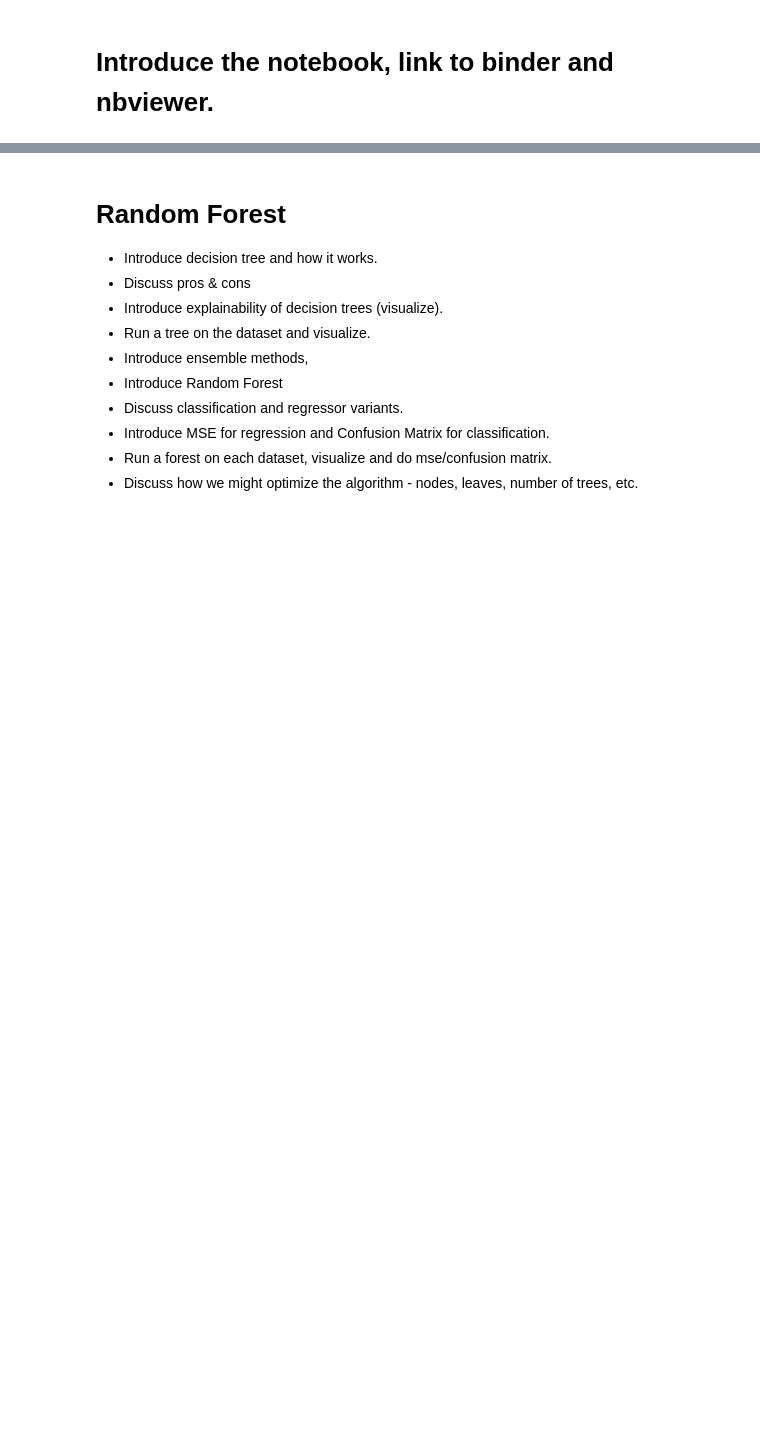
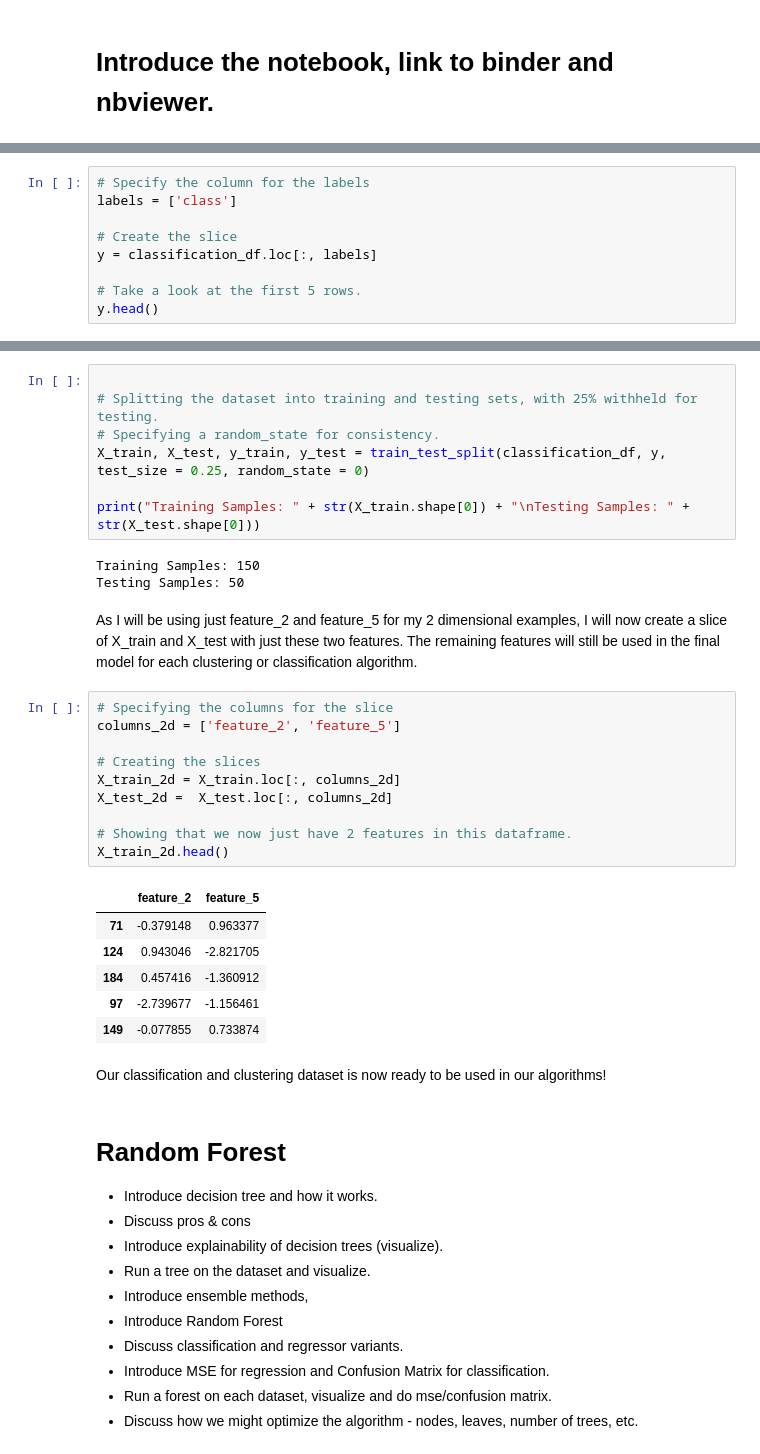
Before and after one commit to OtherBrian/machine-learning, a Jupyter notebook: scikit-learn.ipynb, the cells around one changed output, grey strips where cells are left out. Cells and saved outputs as stored; diff of their text form; blank space fills up the shorter version.

```diff
--- a/scikit-learn.ipynb
+++ b/scikit-learn.ipynb
@@ -70,0 +143,9 @@ REMEMBER - THIS IS NOT ABOUT THE DATA ITSELF, IT'S ABOUT THE PACKAGE AND THE ALG
+# %%
+# Specify the column for the labels
+labels = ['class']
+
+# Create the slice
+y = classification_df.loc[:, labels]
+
+# Take a look at the first 5 rows.
+y.head()
@@ -71,3 +165,34 @@ REMEMBER - THIS IS NOT ABOUT THE DATA ITSELF, IT'S ABOUT THE PACKAGE AND THE ALG
+# %%
+
+# Splitting the dataset into training and testing sets, with 25% withheld for testing.
+# Specifying a random_state for consistency.
+X_train, X_test, y_train, y_test = train_test_split(classification_df, y, test_size = 0.25, random_state = 0)
+
+print("Training Samples: " + str(X_train.shape[0]) + "\nTesting Samples: " + str(X_test.shape[0]))
+# %% [output]
+Training Samples: 150
+Testing Samples: 50
+# %% [markdown]
+As I will be using just feature_2 and feature_5 for my 2 dimensional examples, I will now create a slice of X_train and X_test with just these two features. The remaining features will still be used in the final model for each clustering or classification algorithm.
+# %%
+# Specifying the columns for the slice
+columns_2d = ['feature_2', 'feature_5']
+
+# Creating the slices
+X_train_2d = X_train.loc[:, columns_2d]
+X_test_2d =  X_test.loc[:, columns_2d]
+
+# Showing that we now just have 2 features in this dataframe.
+X_train_2d.head()
+# %% [output]
+|  | feature_2 | feature_5 |
+| 71 | -0.379148 | 0.963377 |
+| 124 | 0.943046 | -2.821705 |
+| 184 | 0.457416 | -1.360912 |
+| 97 | -2.739677 | -1.156461 |
+| 149 | -0.077855 | 0.733874 |
+# %% [markdown]
+Our classification and clustering dataset is now ready to be used in our algorithms!
 # %% [markdown]
 # Random Forest
 
```
Also changed, not shown: parts of 15 cells of this notebook, 6 other files.
